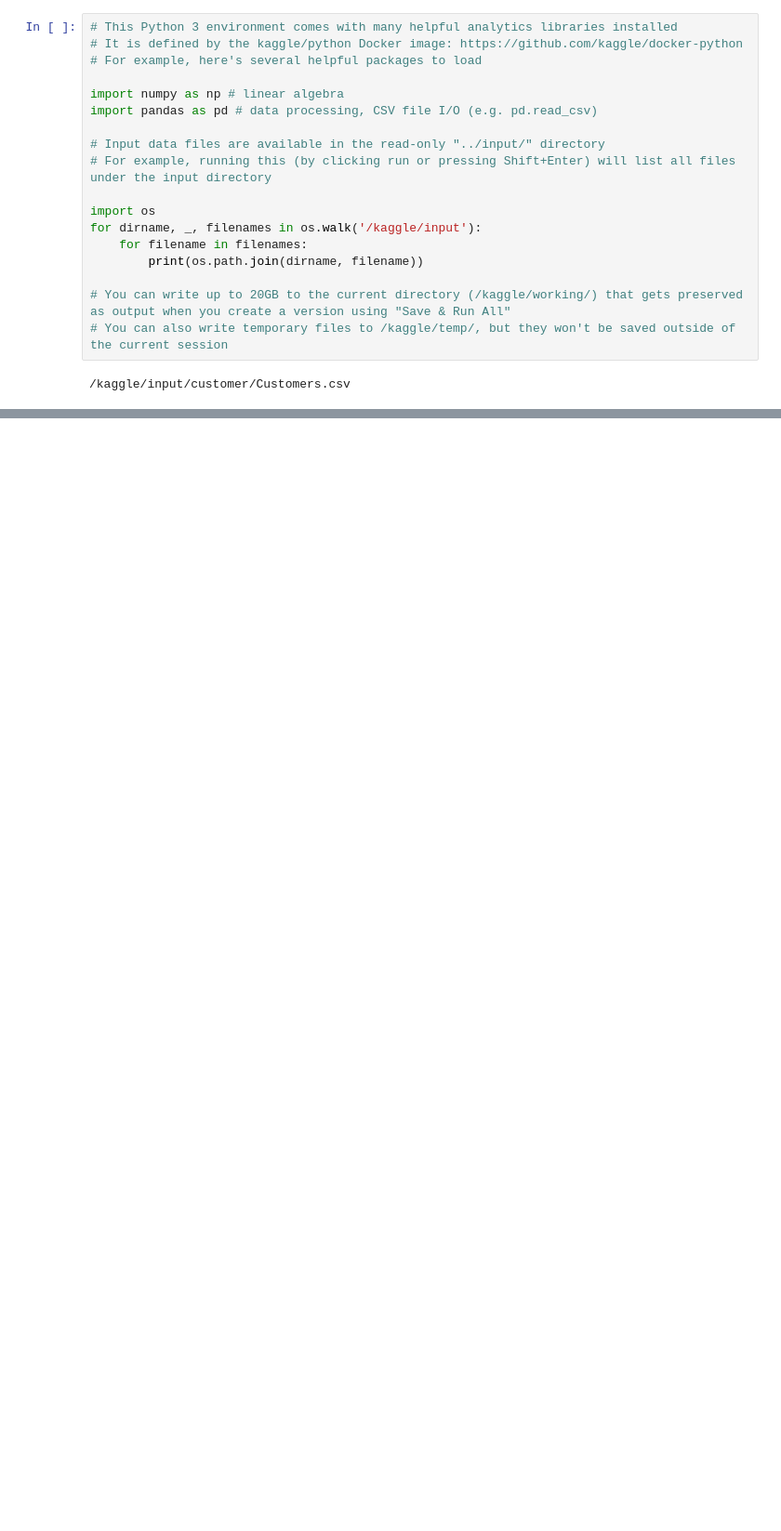
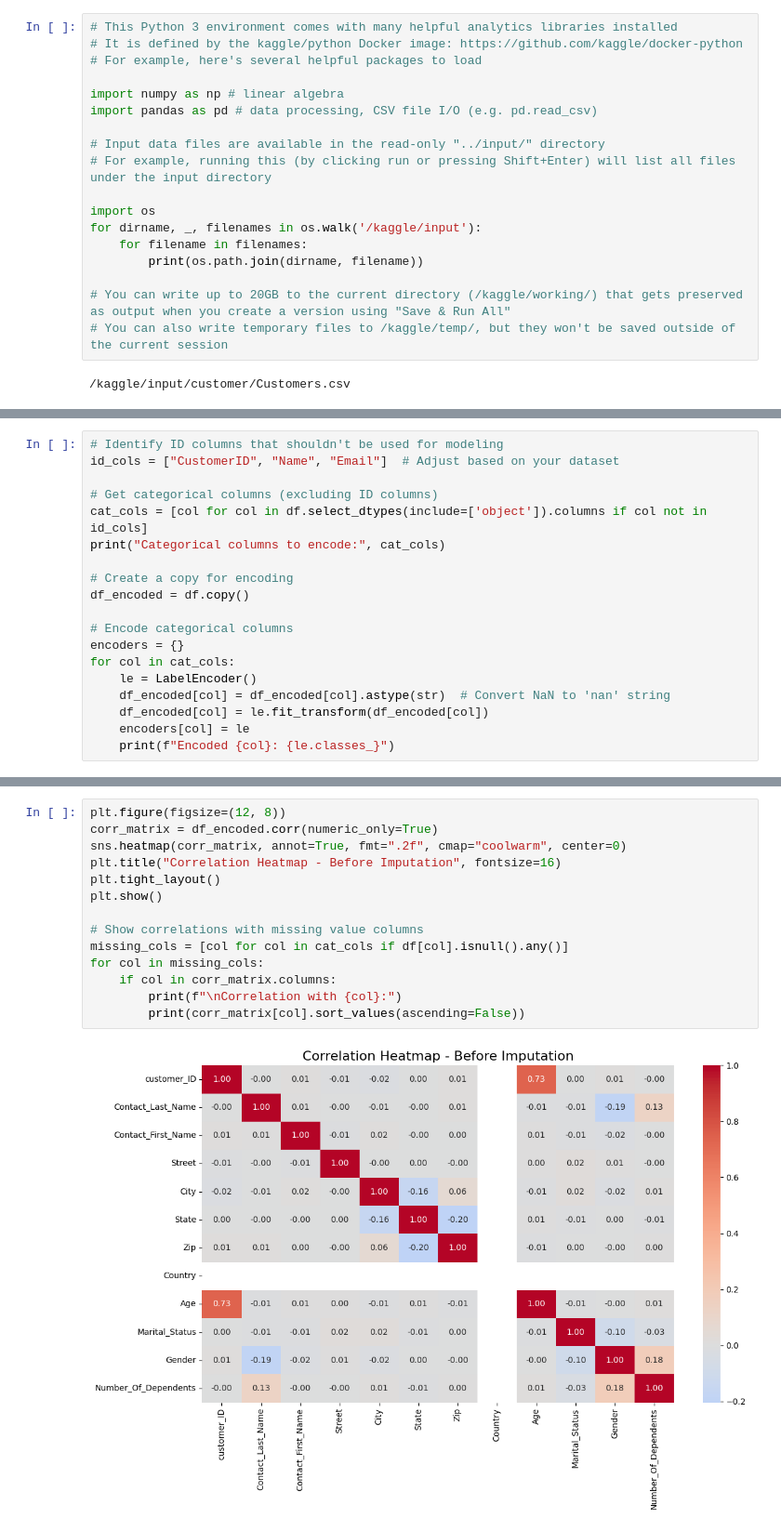
Before and after one commit to Tulipraaj/assetera, a Jupyter notebook: notebooks/Data_Extrapolation/customer-extrapolation.ipynb, the cells around one changed output, grey strips where cells are left out. Shown: that part at 93% size. Saved outputs shown, nothing was run; the diff lists cells and outputs as text; blank space fills up the shorter version.

```diff
--- a/notebooks/Data_Extrapolation/customer-extrapolation.ipynb
+++ b/notebooks/Data_Extrapolation/customer-extrapolation.ipynb
@@ -84,0 +72,19 @@ df_encoded, encoders = encode_categoricals(df.copy())
+# %%
+# Identify ID columns that shouldn't be used for modeling
+id_cols = ["CustomerID", "Name", "Email"]  # Adjust based on your dataset
+
+# Get categorical columns (excluding ID columns)
+cat_cols = [col for col in df.select_dtypes(include=['object']).columns if col not in id_cols]
+print("Categorical columns to encode:", cat_cols)
+
+# Create a copy for encoding
+df_encoded = df.copy()
+
+# Encode categorical columns
+encoders = {}
+for col in cat_cols:
+    le = LabelEncoder()
+    df_encoded[col] = df_encoded[col].astype(str)  # Convert NaN to 'nan' string
+    df_encoded[col] = le.fit_transform(df_encoded[col])
+    encoders[col] = le
+    print(f"Encoded {col}: {le.classes_}")
@@ -84,0 +109,16 @@ df_encoded, encoders = encode_categoricals(df.copy())
+# %%
+plt.figure(figsize=(12, 8))
+corr_matrix = df_encoded.corr(numeric_only=True)
+sns.heatmap(corr_matrix, annot=True, fmt=".2f", cmap="coolwarm", center=0)
+plt.title("Correlation Heatmap - Before Imputation", fontsize=16)
+plt.tight_layout()
+plt.show()
+
+# Show correlations with missing value columns
+missing_cols = [col for col in cat_cols if df[col].isnull().any()]
+for col in missing_cols:
+    if col in corr_matrix.columns:
+        print(f"\nCorrelation with {col}:")
+        print(corr_matrix[col].sort_values(ascending=False))
+# %% [output]
+[figure, added]
```
Also changed, not shown: parts of 16 cells of this notebook, 2 other files.
